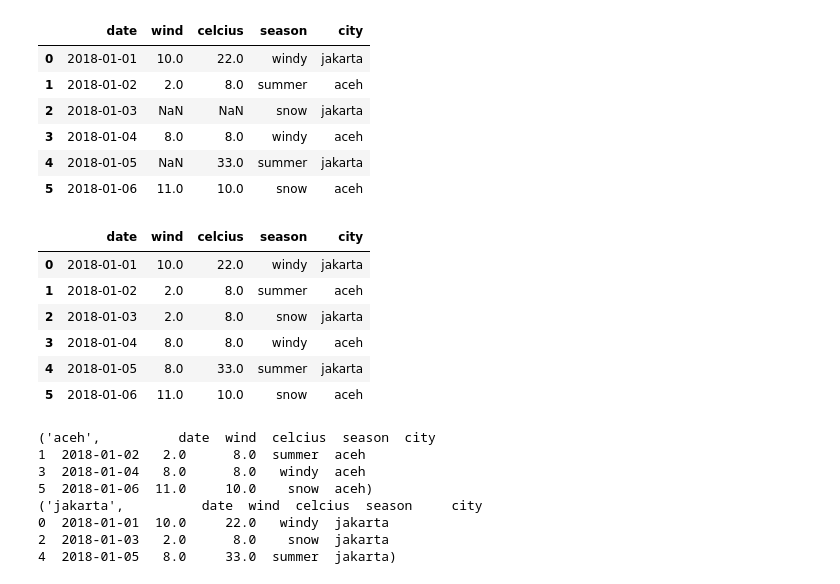
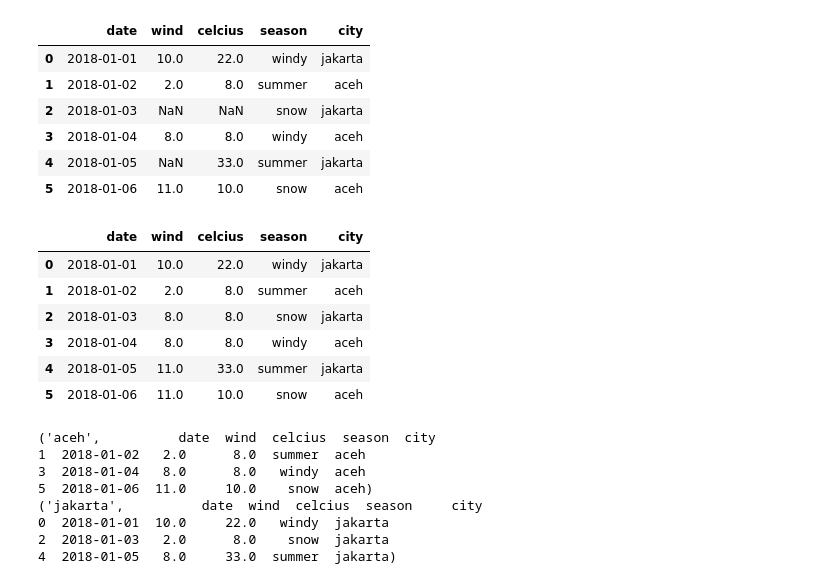
Before and after one commit to adamsaparudin/python-datascience, a Jupyter notebook: Day 7/Pandas.ipynb, the cells around one changed output. Saved outputs shown, nothing was run; the diff lists cells and outputs as text; code cells hidden in the pictures.

```diff
--- a/Day 7/Pandas.ipynb
+++ b/Day 7/Pandas.ipynb
@@ -241,15 +241,15 @@ season
 | 4 | 2018-01-05 | NaN | 33.0 | summer | jakarta |
 | 5 | 2018-01-06 | 11.0 | 10.0 | snow | aceh |
 # %%
-season = season.fillna(method="ffill")
+season = season.fillna(method="bfill")
 season
 # %% [output]
 |  | date | wind | celcius | season | city |
 | 0 | 2018-01-01 | 10.0 | 22.0 | windy | jakarta |
 | 1 | 2018-01-02 | 2.0 | 8.0 | summer | aceh |
-| 2 | 2018-01-03 | 2.0 | 8.0 | snow | jakarta |
+| 2 | 2018-01-03 | 8.0 | 8.0 | snow | jakarta |
 | 3 | 2018-01-04 | 8.0 | 8.0 | windy | aceh |
-| 4 | 2018-01-05 | 8.0 | 33.0 | summer | jakarta |
+| 4 | 2018-01-05 | 11.0 | 33.0 | summer | jakarta |
 | 5 | 2018-01-06 | 11.0 | 10.0 | snow | aceh |
 # %%
 #day, city, temprature, windspeed, event
```
Also changed, not shown: parts of 4 cells of this notebook, 1 other file.
